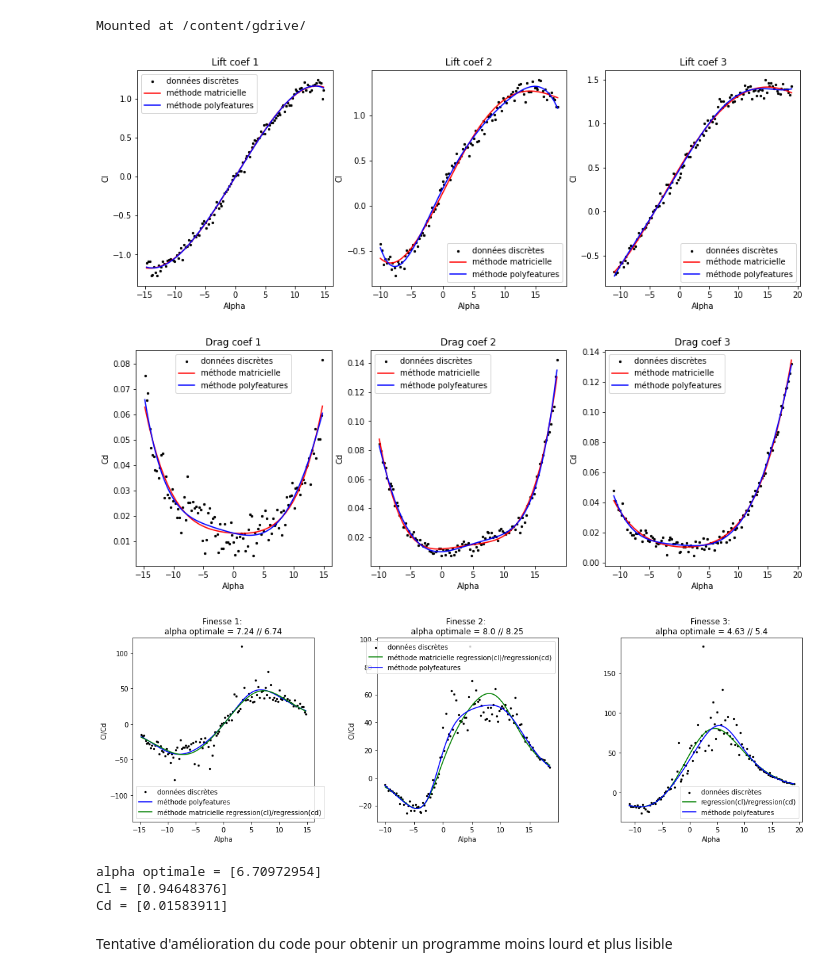
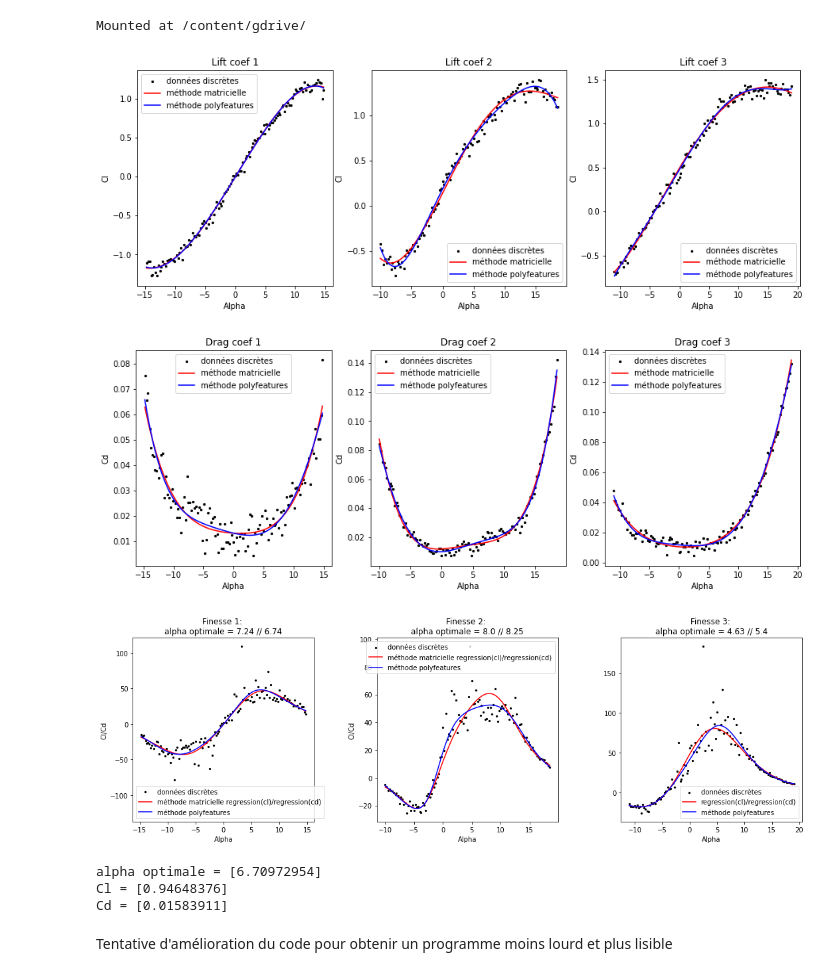
Before and after one commit to thomas-barrais/Projet-Eolienne, a Jupyter notebook: Groupe08_ProjetEol.ipynb, the cells around one changed output. Cells and saved outputs as stored; diff of their text form; code cells hidden in the pictures.

```diff
--- a/Groupe08_ProjetEol.ipynb
+++ b/Groupe08_ProjetEol.ipynb
@@ -253,41 +252,41 @@ def afficher_polynomial_regression(alpha, cl, cd, alpha2, cl2, cd2, alpha3, cl3,
     # Affichage de la finesse et de l'angle de finesse optimale
     fig3, axs3 = plt.subplots(1, 3, figsize=(15, 5))
     axs3[0].scatter(alpha, cl/cd, s=5, color='black', label="données discrètes")
-    axs3[0].set_title("Finesse 1: " + '\n' + "alpha optimale = " + str(round(x_range[imax_], 2)) +" // "+ str(round(float(X_vals_cll[indice_max]), 2)))
+    axs3[0].set_title("Finesse 1: "+'\n'+"alpha optimale = "+str(round(x_range[imax_], 2))+" // "+str(round(float(X_vals_cll[indice_max]), 2)))
     axs3[0].set_xlabel('Alpha')
     axs3[0].set_ylabel('Cl/Cd')
+    axs3[0].plot(x_range, y_range_cl / y_range_cd, 'r', label='méthode matricielle regression(cl)/regression(cd)')
     axs3[0].plot(X_vals_cll, y_vals_cll / y_vals_cdd, 'b', label='méthode polyfeatures')
-    axs3[0].plot(x_range, y_range_cl / y_range_cd, 'g', label='méthode matricielle regression(cl)/regression(cd)')
     axs3[0].legend()
 
     axs3[1].scatter(alpha2, cl2/cd2, s=5, color='black', label="données discrètes")
-    axs3[1].set_title("Finesse 2: "  + '\n' + "alpha optimale = " + str(round(x_range2[imax2_], 2)) +" // "+ str(round(float(X_vals_cll2[indice_max2]), 2)))
+    axs3[1].set_title("Finesse 2: "+'\n'+"alpha optimale = "+str(round(x_range2[imax2_], 2))+" // "+str(round(float(X_vals_cll2[indice_max2]), 2)))
     axs3[1].set_xlabel('Alpha')
     axs3[1].set_ylabel('Cl/Cd')
-    axs3[1].plot(x_range2, y_range_cl_2 / y_range_cd_2, 'g', label='méthode matricielle regression(cl)/regression(cd)')
+    axs3[1].plot(x_range2, y_range_cl_2 / y_range_cd_2, 'r', label='méthode matricielle regression(cl)/regression(cd)')
     axs3[1].plot(X_vals_cll2, y_vals_cll2 / y_vals_cdd2, 'b', label='méthode polyfeatures')
     axs3[1].legend()
 
     axs3[2].scatter(alpha3, cl3/cd3, s=5, color="black", label="données discrètes")
-    axs3[2].set_title("Finesse 3: " + '\n' + "alpha optimale = " + str(round(x_range3[imax3_], 2)) +" // "+ str(round(float(X_vals_cll3[indice_max3]), 2)))
+    axs3[2].set_title("Finesse 3: "+'\n'+"alpha optimale = "+str(round(x_range3[imax3_], 2))+" // "+str(round(float(X_vals_cll3[indice_max3]), 2)))
     axs3[2].set_xlabel('Alpha')
-    axs3[2].plot(x_range3, y_range_cl_3 / y_range_cd_3, 'g', label='regression(cl)/regression(cd)')
+    axs3[2].plot(x_range3, y_range_cl_3 / y_range_cd_3, 'r', label='regression(cl)/regression(cd)')
     axs3[2].plot(X_vals_cll3, y_vals_cll3 / y_vals_cdd3, 'b', label='méthode polyfeatures')
     axs3[2].legend()
 
     plt.tight_layout()
     plt.show()
     alpha_opti = (X_vals_cll[indice_max] + x_range[imax_] + X_vals_cll2[indice_max2] + x_range2[imax2_] + X_vals_cll3[indice_max3] + x_range3[imax3_]) / 6
     s = (y_vals_cll[indice_max] + y_range_cl[imax_] + y_vals_cll2[indice_max2] + y_range_cl_2[imax2_] + y_vals_cll3[indice_max3] + y_range_cl_3[imax3_]) / 6
     s2 = (y_vals_cdd[indice_max] + y_range_cd[imax_] + y_vals_cdd2[indice_max2] + y_range_cd_2[imax2_] + y_vals_cdd3[indice_max3] + y_range_cd_3[imax3_]) / 6
     print("alpha optimale = " + str(alpha_opti) + '\n' + "Cl = " + str(s) +'\n'+ "Cd = " + str(s2))
 
 afficher_polynomial_regression(alpha, cl, cd, alpha2, cl2, cd2, alpha3, cl3, cd3, 4)
 # %% [output]
 Mounted at /content/gdrive/
 [figure]
 [figure]
-[figure, old version]
+[figure, new version]
 alpha optimale = [6.70972954]
 Cl = [0.94648376]
 Cd = [0.01583911]
```
Also changed, not shown: parts of 4 cells of this notebook.
